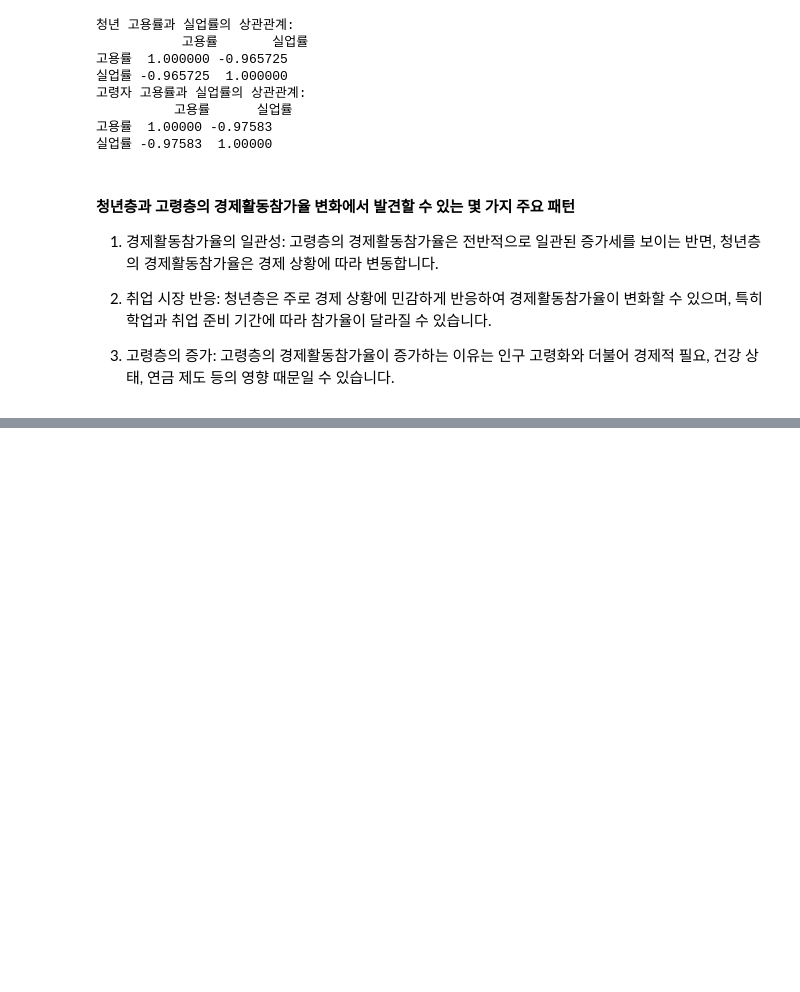
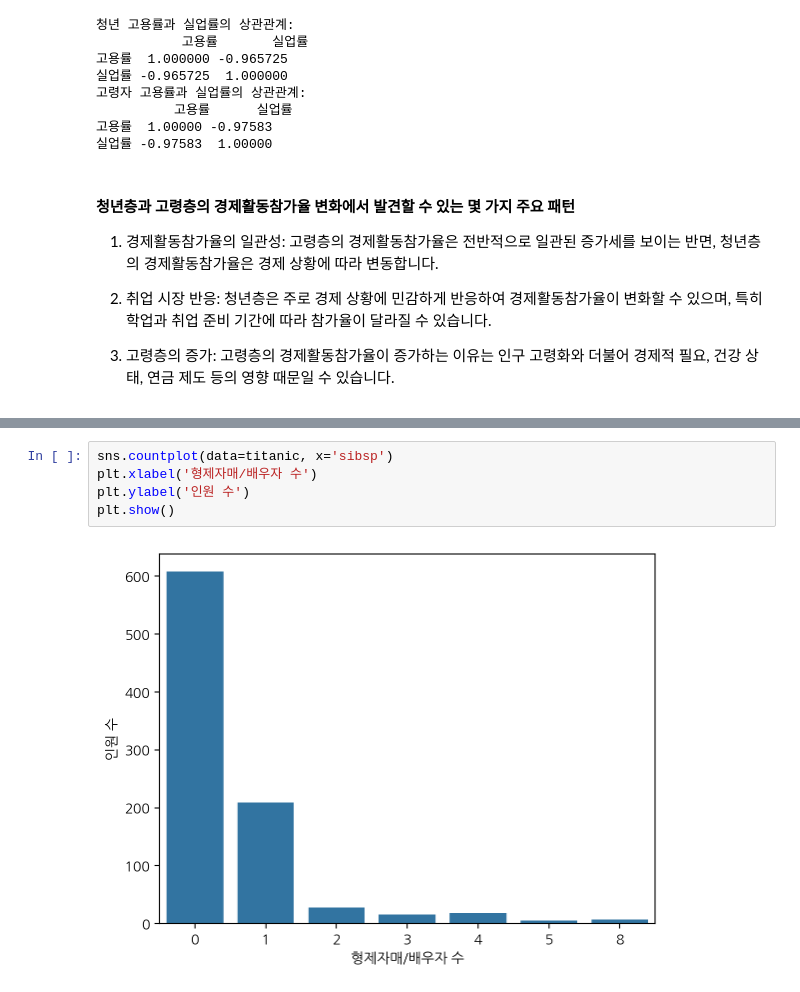
Before and after one commit to martinkim1/2024-1-my-BDA, a Jupyter notebook: 과제/데이터분석_과제.ipynb, the cells around one changed output, grey strips where cells are left out. Saved outputs shown, nothing was run; the diff lists cells and outputs as text; blank space fills up the shorter version.

```diff
--- a/과제/데이터분석_과제.ipynb
+++ b/과제/데이터분석_과제.ipynb
@@ -231,0 +275,7 @@ print("고령자 고용률과 실업률의 상관관계:\n", correlation_elderly
+# %%
+sns.countplot(data=titanic, x='sibsp')
+plt.xlabel('형제자매/배우자 수')
+plt.ylabel('인원 수')
+plt.show()
+# %% [output]
+[figure, added]
```
Also changed, not shown: parts of 16 cells of this notebook.
